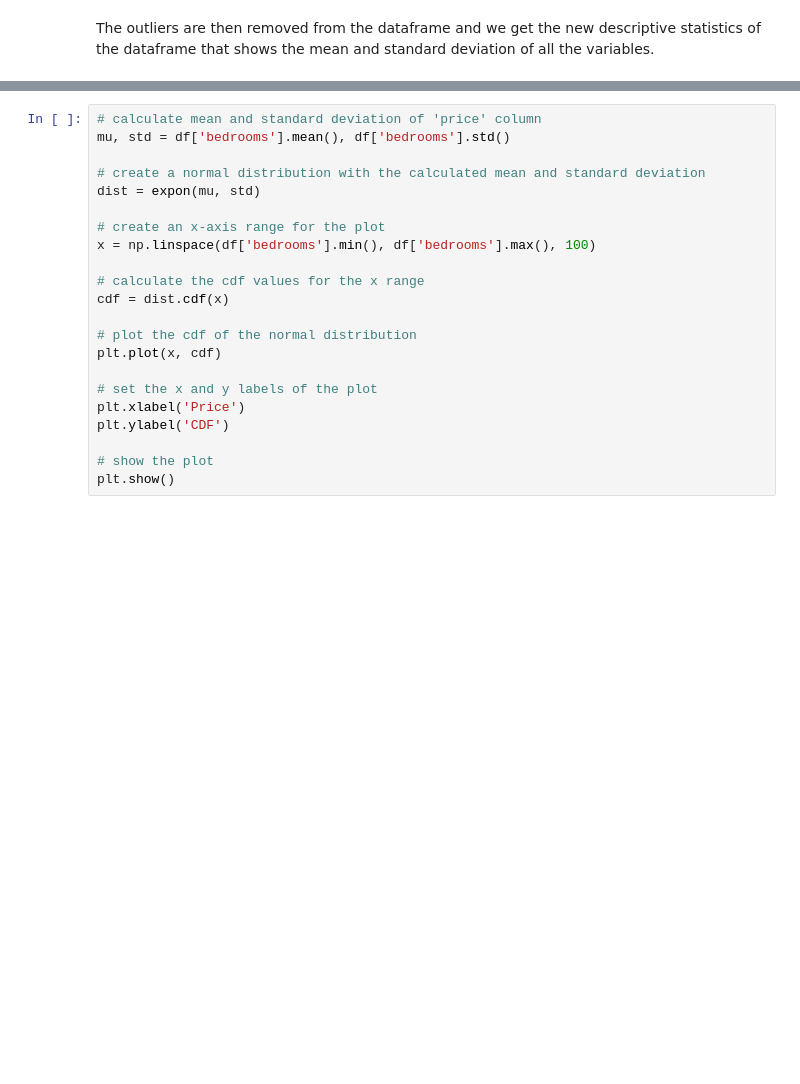
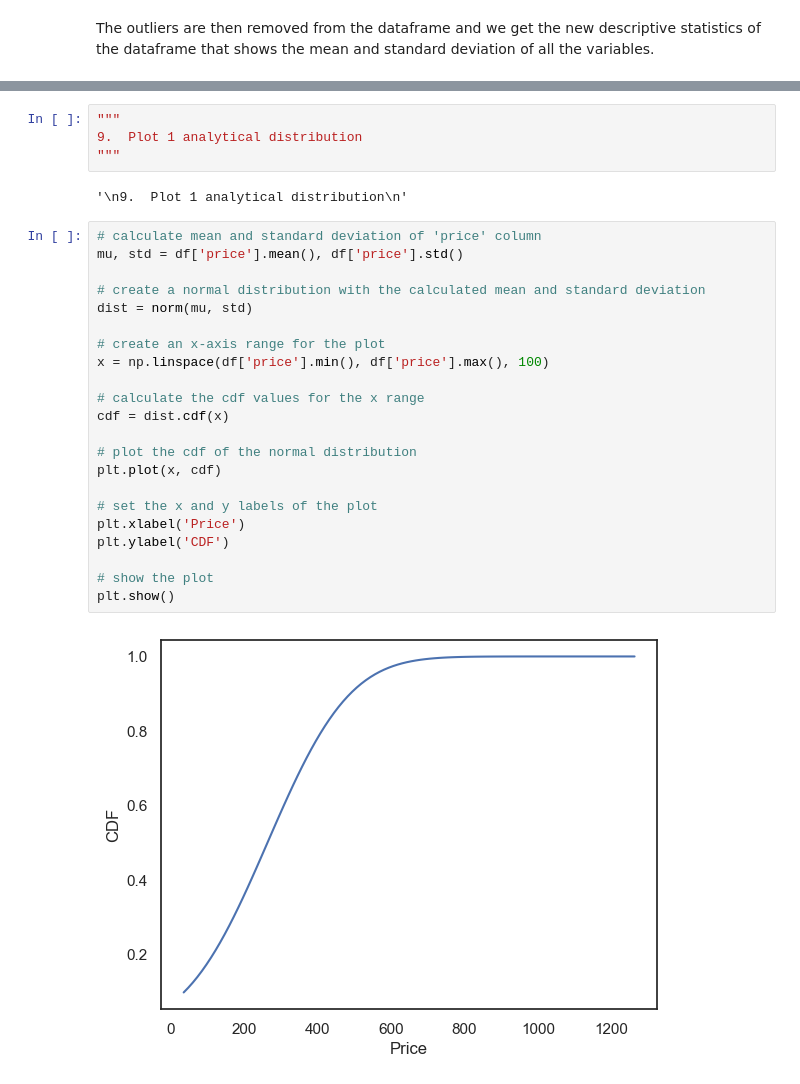
Before and after one commit to akhatamibellevue/DSC530_final_project, a Jupyter notebook: airbnb_analysis.ipynb, the cells around one changed output, grey strips where cells are left out. Cells and saved outputs as stored; diff of their text form; blank space fills up the shorter version.

```diff
--- a/airbnb_analysis.ipynb
+++ b/airbnb_analysis.ipynb
@@ -174,22 +274,30 @@ plt.show()
+# %%
+"""
+9.  Plot 1 analytical distribution
+"""
+# %% [output]
+'\n9.  Plot 1 analytical distribution\n'
 # %%
 # calculate mean and standard deviation of 'price' column
-mu, std = df['bedrooms'].mean(), df['bedrooms'].std()
+mu, std = df['price'].mean(), df['price'].std()
 
 # create a normal distribution with the calculated mean and standard deviation
-dist = expon(mu, std)
+dist = norm(mu, std)
 
 # create an x-axis range for the plot
-x = np.linspace(df['bedrooms'].min(), df['bedrooms'].max(), 100)
+x = np.linspace(df['price'].min(), df['price'].max(), 100)
 
 # calculate the cdf values for the x range
 cdf = dist.cdf(x)
 
 # plot the cdf of the normal distribution
 plt.plot(x, cdf)
 
 # set the x and y labels of the plot
 plt.xlabel('Price')
 plt.ylabel('CDF')
 
 # show the plot
 plt.show()
+# %% [output]
+[figure, added]
```
Also changed, not shown: parts of 31 cells of this notebook.
